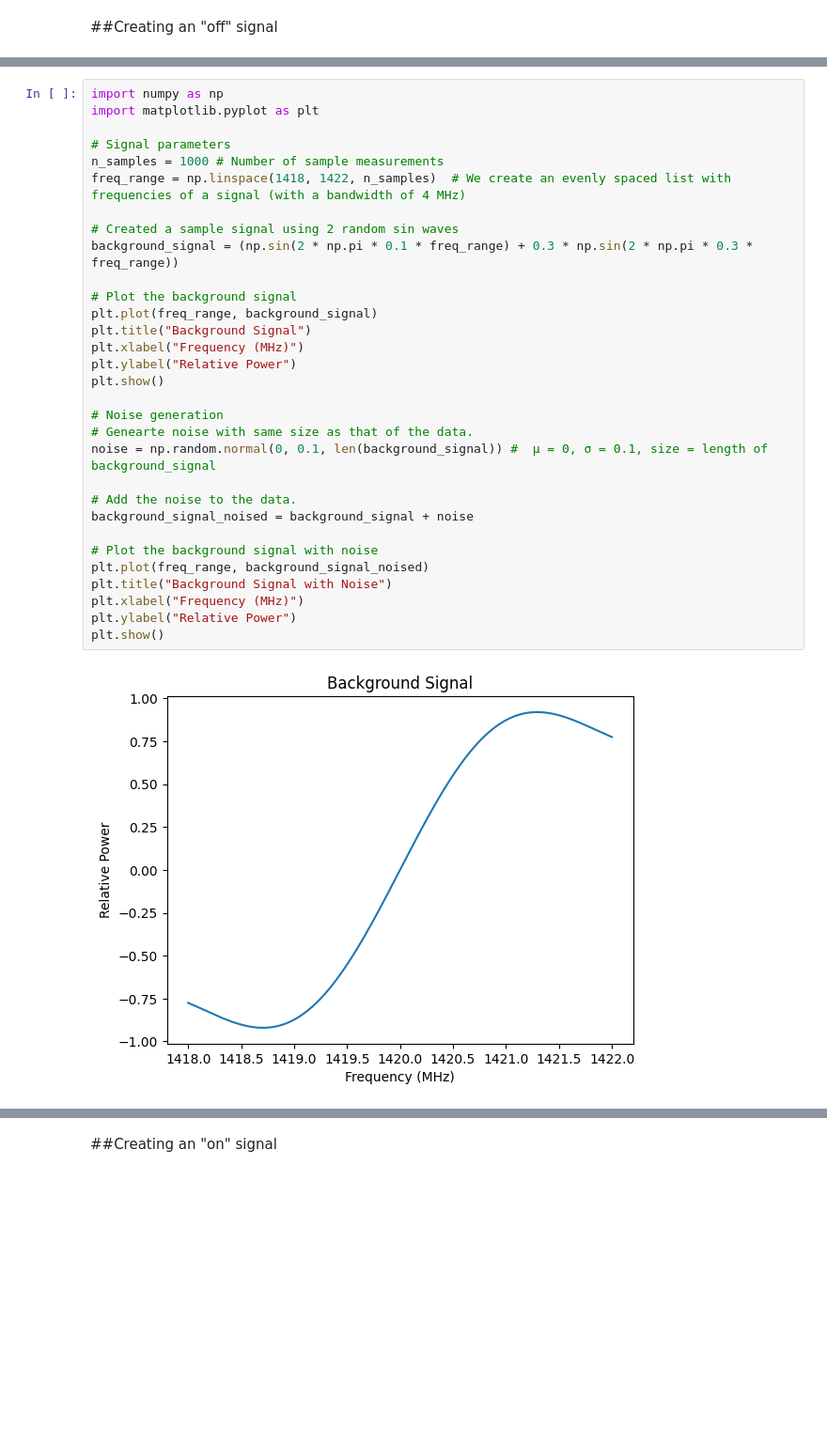
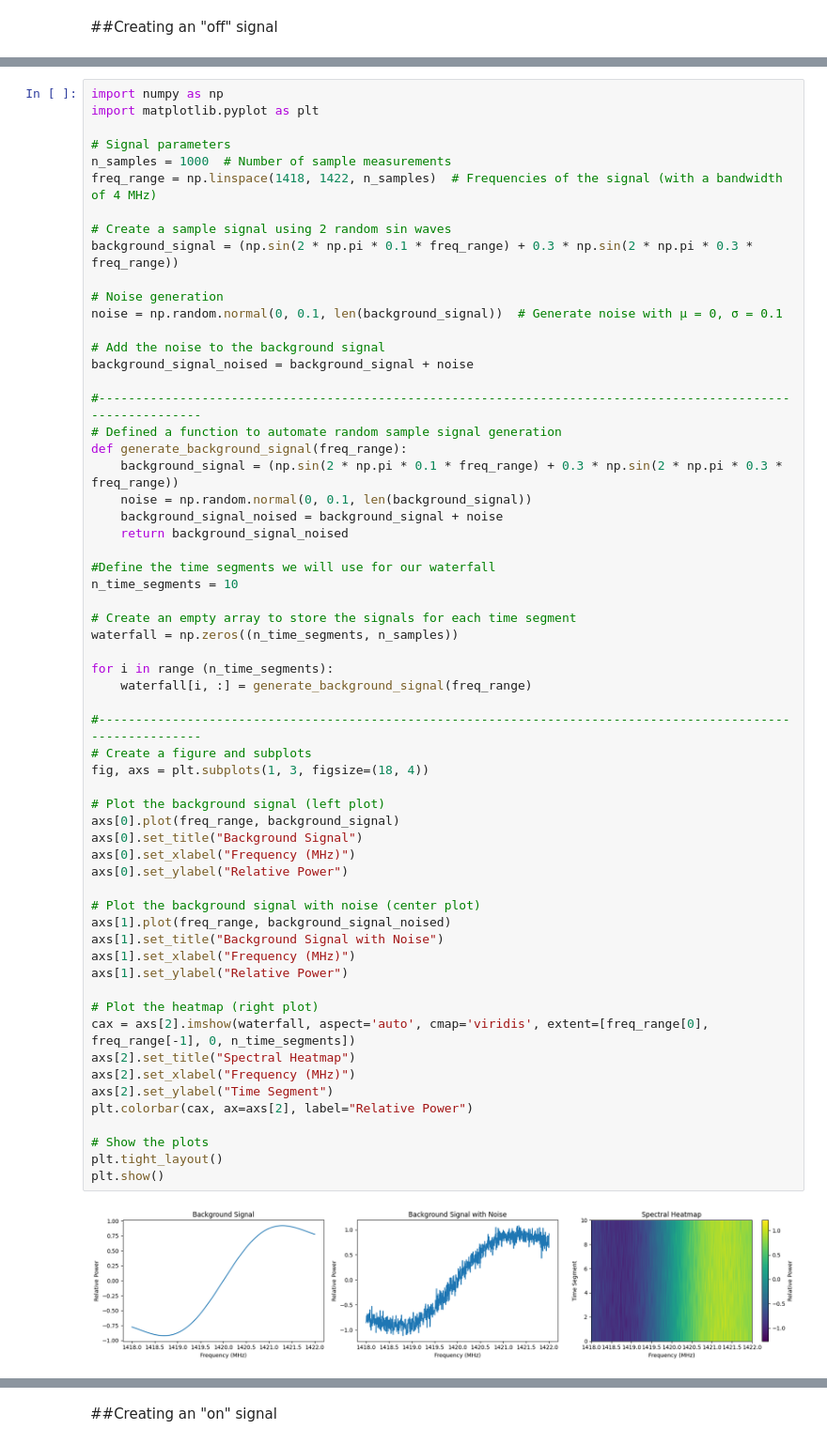
Before and after one commit to PanagiotisPetrid/ASTRO-BEAM-PanagiotisPetridis, a Jupyter notebook: ASTRO_BEAM_recruitment.ipynb, the cells around one changed output, grey strips where cells are left out. Shown at 94% size. Saved outputs shown, nothing was run; the diff lists cells and outputs as text; blank space fills up the shorter version.

Commit message:
Merged multiple plots into one

```diff
--- a/ASTRO_BEAM_recruitment.ipynb
+++ b/ASTRO_BEAM_recruitment.ipynb
@@ -9,33 +7,62 @@ Steps 1-4 | Create a sample background signal and add gaussian noise
 # %%
 import numpy as np
 import matplotlib.pyplot as plt
 
 # Signal parameters
-n_samples = 1000 # Number of sample measurements
-freq_range = np.linspace(1418, 1422, n_samples)  # We create an evenly spaced list with frequencies of a signal (with a bandwidth of 4 MHz)
+n_samples = 1000  # Number of sample measurements
+freq_range = np.linspace(1418, 1422, n_samples)  # Frequencies of the signal (with a bandwidth of 4 MHz)
 
-# Created a sample signal using 2 random sin waves
+# Create a sample signal using 2 random sin waves
 background_signal = (np.sin(2 * np.pi * 0.1 * freq_range) + 0.3 * np.sin(2 * np.pi * 0.3 * freq_range))
 
-# Plot the background signal
-plt.plot(freq_range, background_signal)
-plt.title("Background Signal")
-plt.xlabel("Frequency (MHz)")
-plt.ylabel("Relative Power")
-plt.show()
+# Noise generation
+noise = np.random.normal(0, 0.1, len(background_signal))  # Generate noise with μ = 0, σ = 0.1
 
-# Noise generation
-# Genearte noise with same size as that of the data.
-noise = np.random.normal(0, 0.1, len(background_signal)) #  μ = 0, σ = 0.1, size = length of background_signal
-
-# Add the noise to the data.
+# Add the noise to the background signal
 background_signal_noised = background_signal + noise
 
-# Plot the background signal with noise
-plt.plot(freq_range, background_signal_noised)
-plt.title("Background Signal with Noise")
-plt.xlabel("Frequency (MHz)")
-plt.ylabel("Relative Power")
+#-------------------------------------------------------------------------------------------------------------
+# Defined a function to automate random sample signal generation
+def generate_background_signal(freq_range):
+    background_signal = (np.sin(2 * np.pi * 0.1 * freq_range) + 0.3 * np.sin(2 * np.pi * 0.3 * freq_range))
+    noise = np.random.normal(0, 0.1, len(background_signal))
+    background_signal_noised = background_signal + noise
+    return background_signal_noised
+
+#Define the time segments we will use for our waterfall
+n_time_segments = 10
+
+# Create an empty array to store the signals for each time segment
+waterfall = np.zeros((n_time_segments, n_samples))
+
+for i in range (n_time_segments):
+    waterfall[i, :] = generate_background_signal(freq_range)
+
+#-------------------------------------------------------------------------------------------------------------
+# Create a figure and subplots
+fig, axs = plt.subplots(1, 3, figsize=(18, 4))
+
+# Plot the background signal (left plot)
+axs[0].plot(freq_range, background_signal)
+axs[0].set_title("Background Signal")
+axs[0].set_xlabel("Frequency (MHz)")
+axs[0].set_ylabel("Relative Power")
+
+# Plot the background signal with noise (center plot)
+axs[1].plot(freq_range, background_signal_noised)
+axs[1].set_title("Background Signal with Noise")
+axs[1].set_xlabel("Frequency (MHz)")
+axs[1].set_ylabel("Relative Power")
+
+# Plot the heatmap (right plot)
+cax = axs[2].imshow(waterfall, aspect='auto', cmap='viridis', extent=[freq_range[0], freq_range[-1], 0, n_time_segments])
+axs[2].set_title("Spectral Heatmap")
+axs[2].set_xlabel("Frequency (MHz)")
+axs[2].set_ylabel("Time Segment")
+plt.colorbar(cax, ax=axs[2], label="Relative Power")
+
+# Show the plots
+plt.tight_layout()
 plt.show()
 # %% [output]
-[figure, old version]
+[figure, new version]
```
Also changed, not shown: parts of 8 cells of this notebook.
